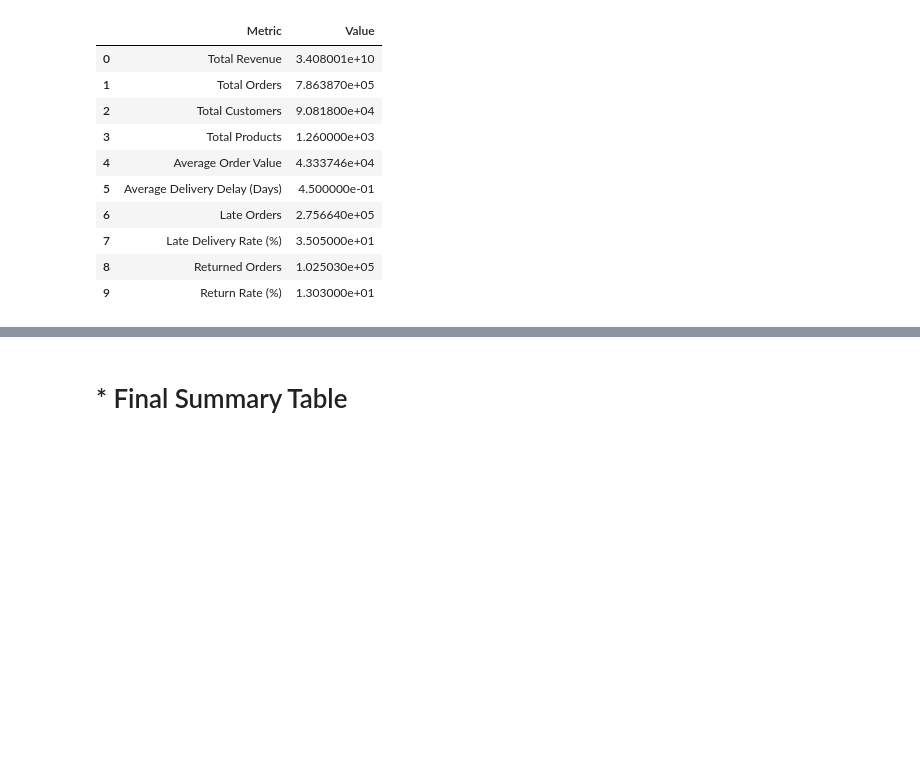
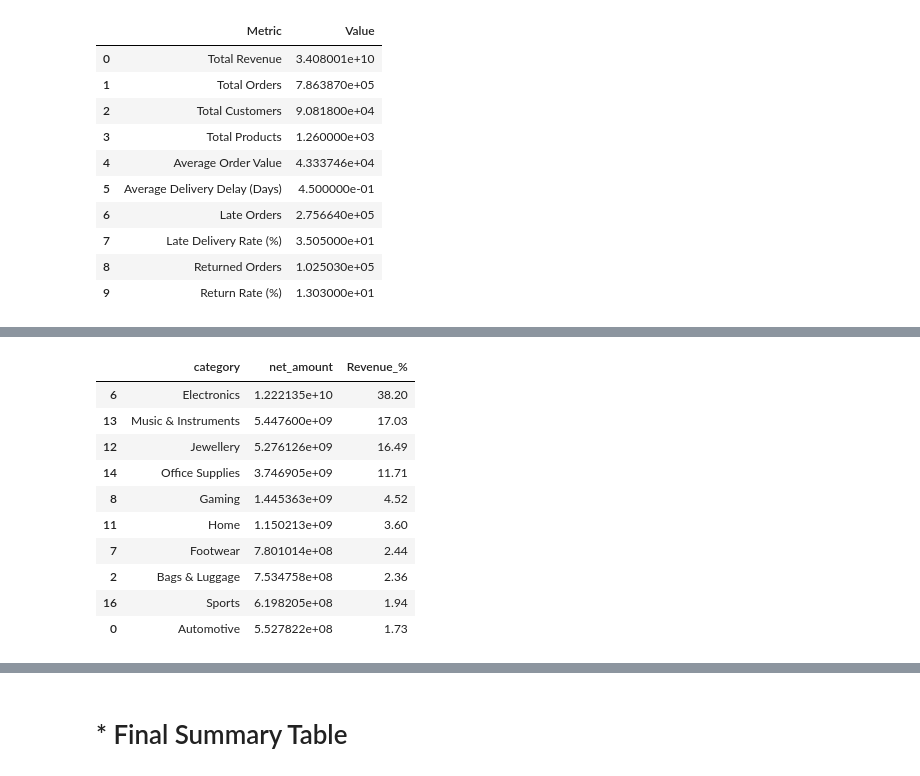
Before and after one commit to BhupathiTharun/Supply-chain-data-warehouse, a Jupyter notebook: notebooks/03_EDA.ipynb, the cells around one changed output, grey strips where cells are left out. Cells and saved outputs as stored; diff of their text form; code cells hidden in the pictures; blank space fills up the shorter version.

```diff
--- a/notebooks/03_EDA.ipynb
+++ b/notebooks/03_EDA.ipynb
@@ -1493,0 +1539,17 @@ Summary
+# %%
+top_categories['Revenue_%'] = (
+    top_categories['net_amount'] / top_categories['net_amount'].sum() * 100
+).round(2)
+top_categories
+# %% [output]
+|  | category | net_amount | Revenue_% |
+| 6 | Electronics | 1.222135e+10 | 38.20 |
+| 13 | Music & Instruments | 5.447600e+09 | 17.03 |
+| 12 | Jewellery | 5.276126e+09 | 16.49 |
+| 14 | Office Supplies | 3.746905e+09 | 11.71 |
+| 8 | Gaming | 1.445363e+09 | 4.52 |
+| 11 | Home | 1.150213e+09 | 3.60 |
+| 7 | Footwear | 7.801014e+08 | 2.44 |
+| 2 | Bags & Luggage | 7.534758e+08 | 2.36 |
+| 16 | Sports | 6.198205e+08 | 1.94 |
+| 0 | Automotive | 5.527822e+08 | 1.73 |
```
Also changed, not shown: parts of 14 cells of this notebook.
